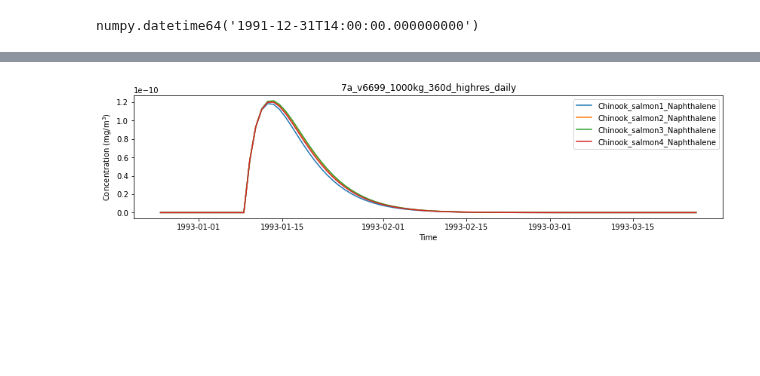
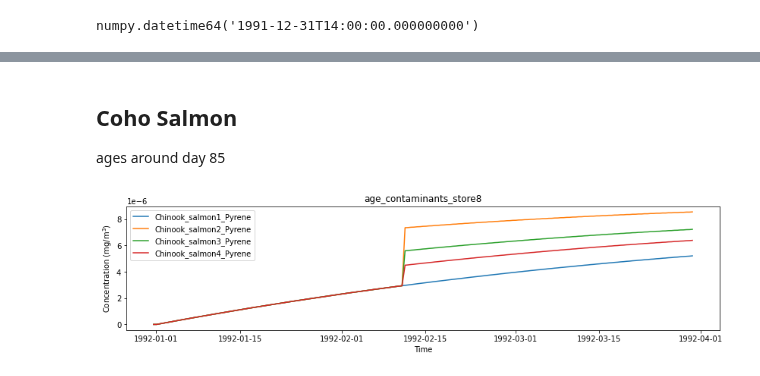
Before and after one commit to SS-Atlantis/analysis-raisha, a Jupyter notebook: notebooks/SSAM-debug-age-structured.ipynb, the cells around one changed output, grey strips where cells are left out. Drawn from its saved outputs; the diff is of its cells as text; code cells hidden in the pictures; blank space fills up the shorter version.

Commit message:
set the values for this_p_ageup and now see addition of conaminants to higher cohorts during aging. Not seeing subtraction of the contaminants from cohort 1

```diff
--- a/notebooks/SSAM-debug-age-structured.ipynb
+++ b/notebooks/SSAM-debug-age-structured.ipynb
@@ -46,7 +46,7 @@ time = np.ma.filled(control.variables['t'], np.nan)
 # %%
 # Read in salish sea atlantis output files.
 scenario_root = Path('/ocean/rlovindeer/MOAD/analysis-raisha/SSmodel_outputs/Tests/')
-scenario_paths = sorted([p for p in scenario_root.glob('age_contaminants_modified*/outputSalishSea.nc')])
+scenario_paths = sorted([p for p in scenario_root.glob('age_contaminants_store8/outputSalishSea.nc')])
 scenario_datasets = [xr.open_dataset(scen,decode_cf=True) for scen in scenario_paths]
 # %%
 scenario_paths
@@ -144,5 +148,0 @@ plot_group_conc(new_group, scenario_datasets, scenario_paths)
-# %%
-new_group = {}
-for cohort in range (1, groups.cohorts['Chinook_salmon']):
-    new_group['Chinook_salmon'+str(cohort)]= 'Chinook_salmon'+str(cohort)
-plot_group_nums(new_group, scenario_datasets, scenario_paths)
@@ -161,0 +162,5 @@ Above figures: no change in contaminants within the cohorts around Feb 10, when
+# %%
+new_group = {}
+for cohort in range (1, groups.cohorts['Chinook_salmon']):
+    new_group['Chinook_salmon'+str(cohort)+'_Benzo']= 'Chinook_salmon'+str(cohort)+'_Benzo'
+plot_group_conc(new_group, scenario_datasets, scenario_paths)
@@ -169,7 +200,10 @@ plot_group_conc(new_group, scenario_datasets, scenario_paths)
+# %% [markdown]
+## Coho Salmon
+ages around day 85
 # %%
 new_group = {}
 for cohort in range (1, groups.cohorts['Chinook_salmon']):
-    new_group['Chinook_salmon'+str(cohort)+'_Naphthalene']= 'Chinook_salmon'+str(cohort)+'_Naphthalene'
-plot_group_conc_box(new_group, scenario_datasets, scenario_paths, 1)
+    new_group['Chinook_salmon'+str(cohort)+'_Pyrene']= 'Chinook_salmon'+str(cohort)+'_Pyrene'
+plot_group_conc(new_group, scenario_datasets, scenario_paths)
 # %% [output]
-[figure, old version]
+[figure, new version]
```
Also changed, not shown: parts of 37 cells of this notebook.
